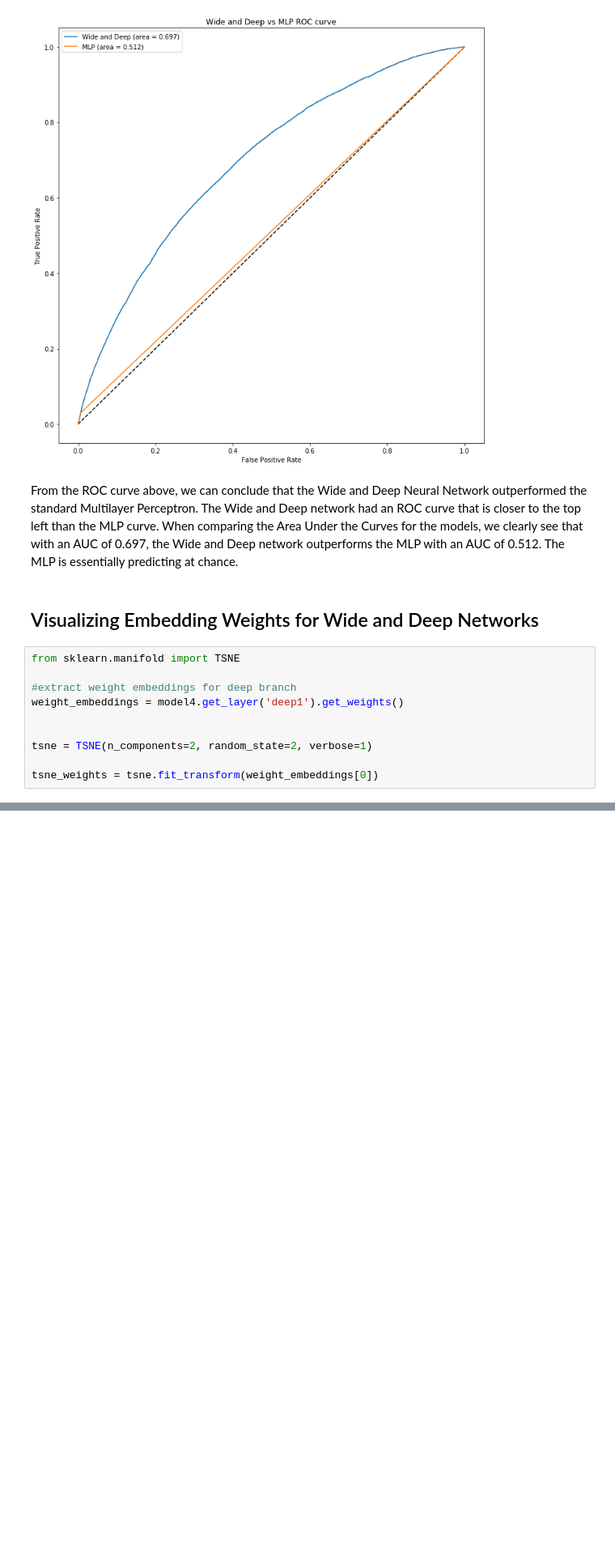
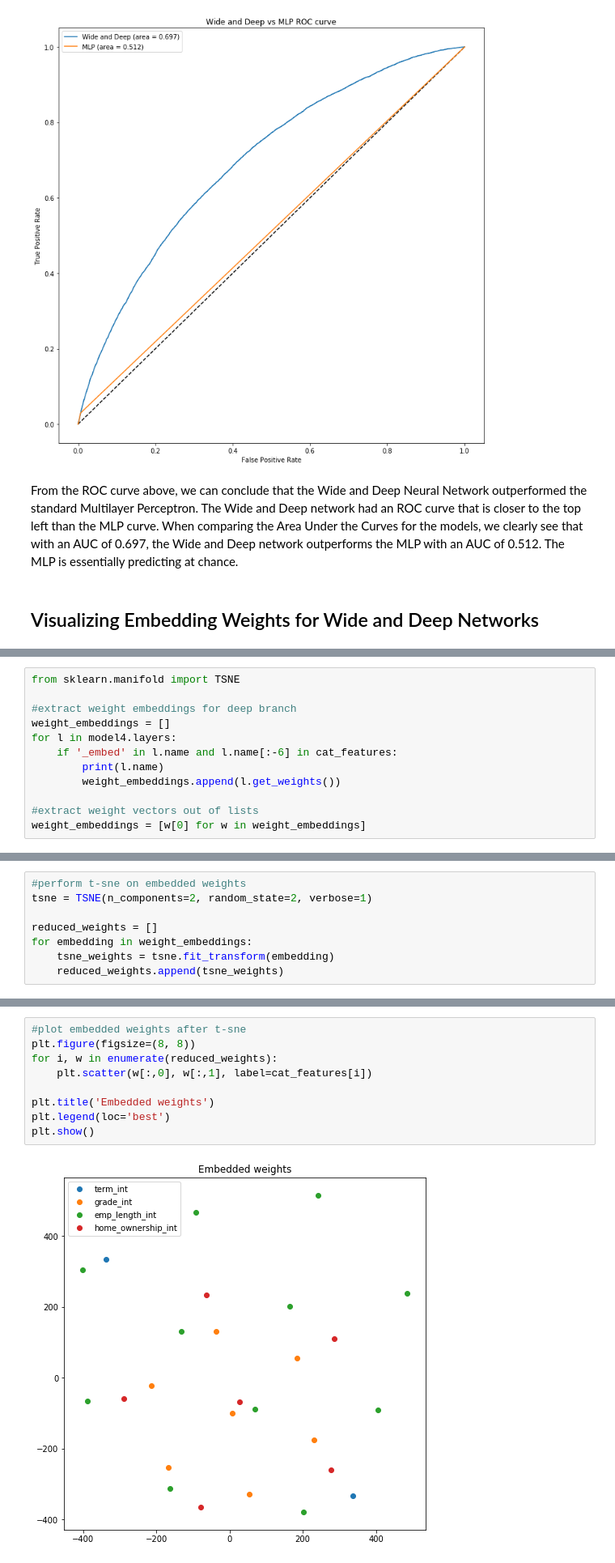
Before and after one commit to elilaird/CS7324-MachineLearning-Labs, a Jupyter notebook: Lab5/Lab5.ipynb, the cells around one changed output, grey strips where cells are left out. Shown: that part at 81% size. Drawn from its saved outputs; the diff is of its cells as text; blank space fills up the shorter version.

```diff
--- a/Lab5/Lab5.ipynb
+++ b/Lab5/Lab5.ipynb
@@ -1146,13 +1146,3 @@ plt.show()
 From the ROC curve above, we can conclude that the Wide and Deep Neural Network outperformed the standard Multilayer Perceptron. The Wide and Deep network had an ROC curve that is closer to the top left than the MLP curve. When comparing the Area Under the Curves for the models, we clearly see that with an AUC of 0.697, the Wide and Deep network outperforms the MLP with an AUC of 0.512. The MLP is essentially predicting at chance.
 # %% [markdown]
 ## Visualizing Embedding Weights for Wide and Deep Networks
-# %%
-from sklearn.manifold import TSNE
-
-#extract weight embeddings for deep branch
-weight_embeddings = model4.get_layer('deep1').get_weights()
-
-
-tsne = TSNE(n_components=2, random_state=2, verbose=1)
-
-tsne_weights = tsne.fit_transform(weight_embeddings[0])
@@ -1195,0 +1149,12 @@ array([[ 0.03663462,  0.02535121,  0.01986475, ...,  0.02786912,
+# %%
+from sklearn.manifold import TSNE
+
+#extract weight embeddings for deep branch
+weight_embeddings = []
+for l in model4.layers:
+    if '_embed' in l.name and l.name[:-6] in cat_features:
+        print(l.name)
+        weight_embeddings.append(l.get_weights())
+
+#extract weight vectors out of lists
+weight_embeddings = [w[0] for w in weight_embeddings]
@@ -1195,0 +1168,8 @@ array([[ 0.03663462,  0.02535121,  0.01986475, ...,  0.02786912,
+# %%
+#perform t-sne on embedded weights
+tsne = TSNE(n_components=2, random_state=2, verbose=1)
+
+reduced_weights = []
+for embedding in weight_embeddings:
+    tsne_weights = tsne.fit_transform(embedding)
+    reduced_weights.append(tsne_weights)
@@ -1195,0 +1194,11 @@ array([[ 0.03663462,  0.02535121,  0.01986475, ...,  0.02786912,
+# %%
+#plot embedded weights after t-sne
+plt.figure(figsize=(8, 8))
+for i, w in enumerate(reduced_weights):
+    plt.scatter(w[:,0], w[:,1], label=cat_features[i])
+
+plt.title('Embedded weights')
+plt.legend(loc='best')
+plt.show()
+# %% [output]
+[figure, added]
```
Also changed, not shown: parts of 14 cells of this notebook, 1 other file.
